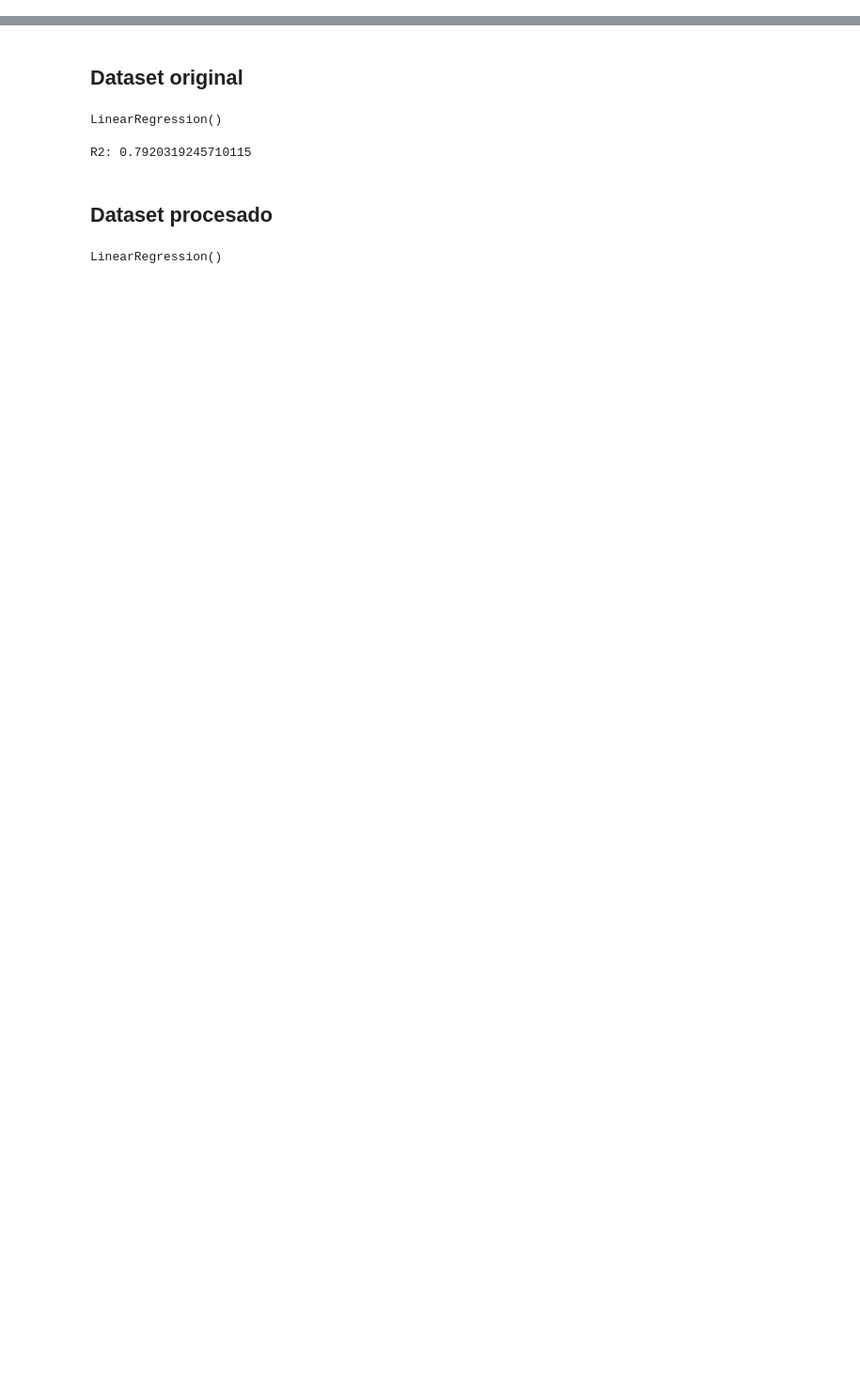
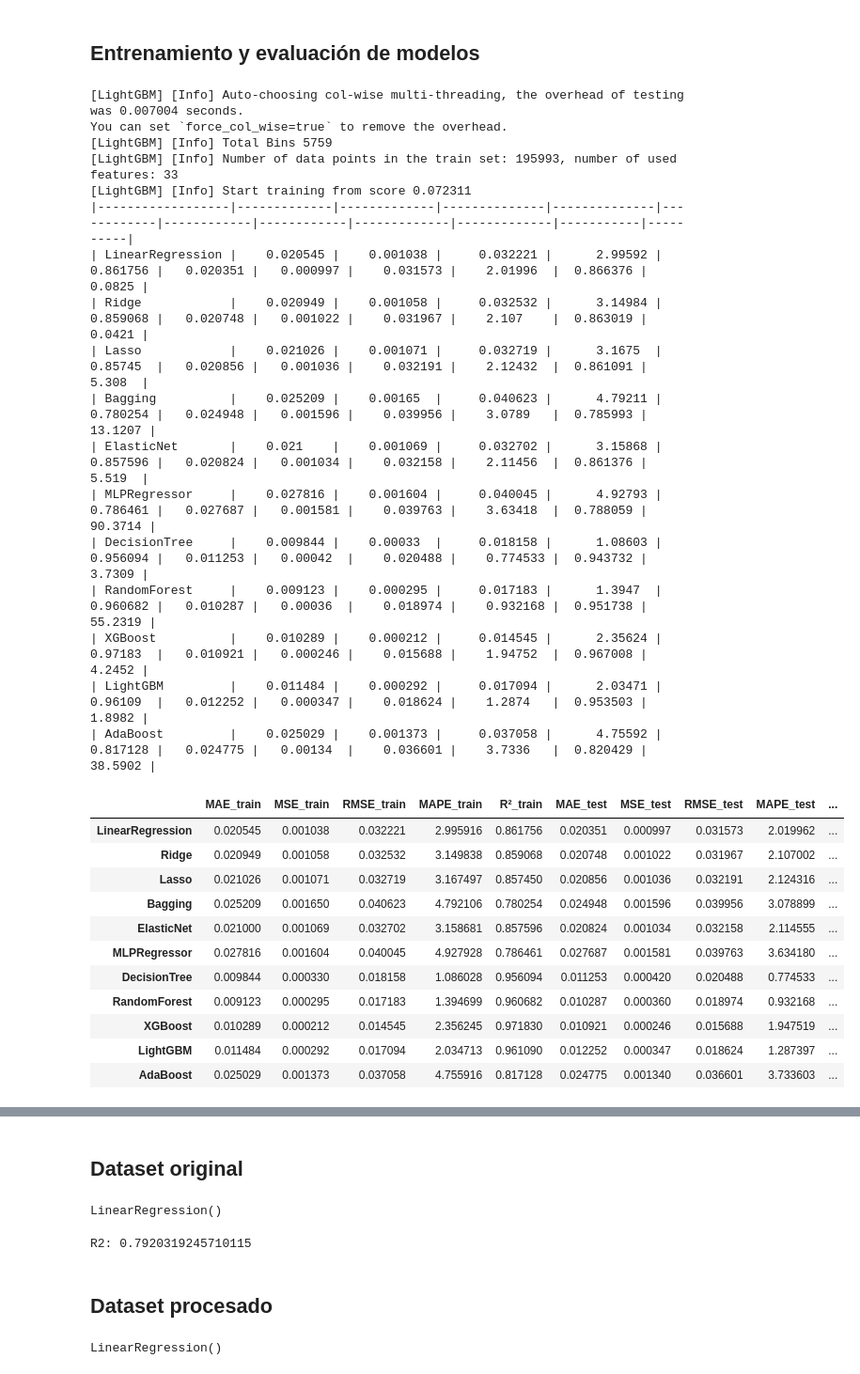
Before and after one commit to marcvem2AED/ML-framework-for-SWF-retrieval, a Jupyter notebook: Test2.ipynb, the cells around one changed output, grey strips where cells are left out. Shown at 94% size. Drawn from its saved outputs; the diff is of its cells as text; code cells hidden in the pictures; blank space fills up the shorter version.

Commit message:
Entrenamiento de modelos más complejos

```diff
--- a/Test2.ipynb
+++ b/Test2.ipynb
@@ -2,0 +87,19 @@
+# %%
+df = tds_ingenieria.to_dataframe().reset_index()
+
+df = df.dropna(subset=['fwns'])
+
+coords = ['lat', 'lon']   # cámbialas por tus coordenadas reales
+X = df.drop(columns=['fwns'] + coords)
+X = X.dropna(axis=1, how='all')
+mask = X.notnull().all(axis=1)
+X = X[mask]
+
+y = df['fwns']
+y = y[mask]
+
+X_train, X_test, y_train, y_test = train_test_split(
+    X, y, test_size=0.2, random_state=42
+)
+# %% [markdown]
+## Entrenamiento y evaluación de modelos
@@ -2,0 +145,52 @@
+# %%
+base_tree = DecisionTreeRegressor(max_depth=3, min_samples_leaf=10, random_state=42)
+
+models = {
+    "LinearRegression": LinearRegression(),
+    "Ridge": Ridge(alpha=0.1),
+    "Lasso": Lasso(alpha=0.00001),
+    "Bagging": BaggingRegressor(estimator=base_tree, n_estimators=20, random_state=42),
+    "ElasticNet": ElasticNet(alpha=0.00001, l1_ratio=0.5, random_state=42),
+    "MLPRegressor": MLPRegressor(hidden_layer_sizes=(128, 64, 32), max_iter=100, solver='adam', alpha=0.0001, random_state=42),
+    "DecisionTree": DecisionTreeRegressor(max_depth=40, min_samples_split=20, min_samples_leaf=20 ,random_state=42),
+    "RandomForest": RandomForestRegressor(random_state=42, n_estimators=20, max_depth=40, min_samples_split=20, min_samples_leaf=20),
+    "XGBoost": XGBRegressor(n_estimators=20, learning_rate=0.1, max_depth=15, verbosity=0, random_state=42),
+    "LightGBM": LGBMRegressor(n_estimators=100, learning_rate=0.5, max_depth=12),
+    "AdaBoost": AdaBoostRegressor(estimator=base_tree, n_estimators=40, learning_rate=0.1, random_state=42)
+}
+# %%
+results = train_and_evaluate_models_list(X_train, y_train, X_test, y_test, models)
+
+df, table = format_results_table(results)
+
+df
+# %% [output]
+[LightGBM] [Info] Auto-choosing col-wise multi-threading, the overhead of testing was 0.007004 seconds.
+You can set `force_col_wise=true` to remove the overhead.
+[LightGBM] [Info] Total Bins 5759
+[LightGBM] [Info] Number of data points in the train set: 195993, number of used features: 33
+[LightGBM] [Info] Start training from score 0.072311
+|------------------|-------------|-------------|--------------|--------------|------------|------------|------------|-------------|-------------|-----------|----------|
+| LinearRegression |    0.020545 |    0.001038 |     0.032221 |      2.99592 |   0.861756 |   0.020351 |   0.000997 |    0.031573 |    2.01996  |  0.866376 |   0.0825 |
+| Ridge            |    0.020949 |    0.001058 |     0.032532 |      3.14984 |   0.859068 |   0.020748 |   0.001022 |    0.031967 |    2.107    |  0.863019 |   0.0421 |
+| Lasso            |    0.021026 |    0.001071 |     0.032719 |      3.1675  |   0.85745  |   0.020856 |   0.001036 |    0.032191 |    2.12432  |  0.861091 |   5.308  |
+| Bagging          |    0.025209 |    0.00165  |     0.040623 |      4.79211 |   0.780254 |   0.024948 |   0.001596 |    0.039956 |    3.0789   |  0.785993 |  13.1207 |
+| ElasticNet       |    0.021    |    0.001069 |     0.032702 |      3.15868 |   0.857596 |   0.020824 |   0.001034 |    0.032158 |    2.11456  |  0.861376 |   5.519  |
+| MLPRegressor     |    0.027816 |    0.001604 |     0.040045 |      4.92793 |   0.786461 |   0.027687 |   0.001581 |    0.039763 |    3.63418  |  0.788059 |  90.3714 |
+| DecisionTree     |    0.009844 |    0.00033  |     0.018158 |      1.08603 |   0.956094 |   0.011253 |   0.00042  |    0.020488 |    0.774533 |  0.943732 |   3.7309 |
+| RandomForest     |    0.009123 |    0.000295 |     0.017183 |      1.3947  |   0.960682 |   0.010287 |   0.00036  |    0.018974 |    0.932168 |  0.951738 |  55.2319 |
+| XGBoost          |    0.010289 |    0.000212 |     0.014545 |      2.35624 |   0.97183  |   0.010921 |   0.000246 |    0.015688 |    1.94752  |  0.967008 |   4.2452 |
+| LightGBM         |    0.011484 |    0.000292 |     0.017094 |      2.03471 |   0.96109  |   0.012252 |   0.000347 |    0.018624 |    1.2874   |  0.953503 |   1.8982 |
+| AdaBoost         |    0.025029 |    0.001373 |     0.037058 |      4.75592 |   0.817128 |   0.024775 |   0.00134  |    0.036601 |    3.7336   |  0.820429 |  38.5902 |
+|  | MAE_train | MSE_train | RMSE_train | MAPE_train | R²_train | MAE_test | MSE_test | RMSE_test | MAPE_test | ... |
+| LinearRegression | 0.020545 | 0.001038 | 0.032221 | 2.995916 | 0.861756 | 0.020351 | 0.000997 | 0.031573 | 2.019962 | ... |
+| Ridge | 0.020949 | 0.001058 | 0.032532 | 3.149838 | 0.859068 | 0.020748 | 0.001022 | 0.031967 | 2.107002 | ... |
+| Lasso | 0.021026 | 0.001071 | 0.032719 | 3.167497 | 0.857450 | 0.020856 | 0.001036 | 0.032191 | 2.124316 | ... |
+| Bagging | 0.025209 | 0.001650 | 0.040623 | 4.792106 | 0.780254 | 0.024948 | 0.001596 | 0.039956 | 3.078899 | ... |
+| ElasticNet | 0.021000 | 0.001069 | 0.032702 | 3.158681 | 0.857596 | 0.020824 | 0.001034 | 0.032158 | 2.114555 | ... |
+| MLPRegressor | 0.027816 | 0.001604 | 0.040045 | 4.927928 | 0.786461 | 0.027687 | 0.001581 | 0.039763 | 3.634180 | ... |
+| DecisionTree | 0.009844 | 0.000330 | 0.018158 | 1.086028 | 0.956094 | 0.011253 | 0.000420 | 0.020488 | 0.774533 | ... |
+| RandomForest | 0.009123 | 0.000295 | 0.017183 | 1.394699 | 0.960682 | 0.010287 | 0.000360 | 0.018974 | 0.932168 | ... |
+| XGBoost | 0.010289 | 0.000212 | 0.014545 | 2.356245 | 0.971830 | 0.010921 | 0.000246 | 0.015688 | 1.947519 | ... |
+| LightGBM | 0.011484 | 0.000292 | 0.017094 | 2.034713 | 0.961090 | 0.012252 | 0.000347 | 0.018624 | 1.287397 | ... |
+| AdaBoost | 0.025029 | 0.001373 | 0.037058 | 4.755916 | 0.817128 | 0.024775 | 0.001340 | 0.036601 | 3.733603 | ... |
```
Also changed, not shown: parts of 24 cells of this notebook, 1 other file.
